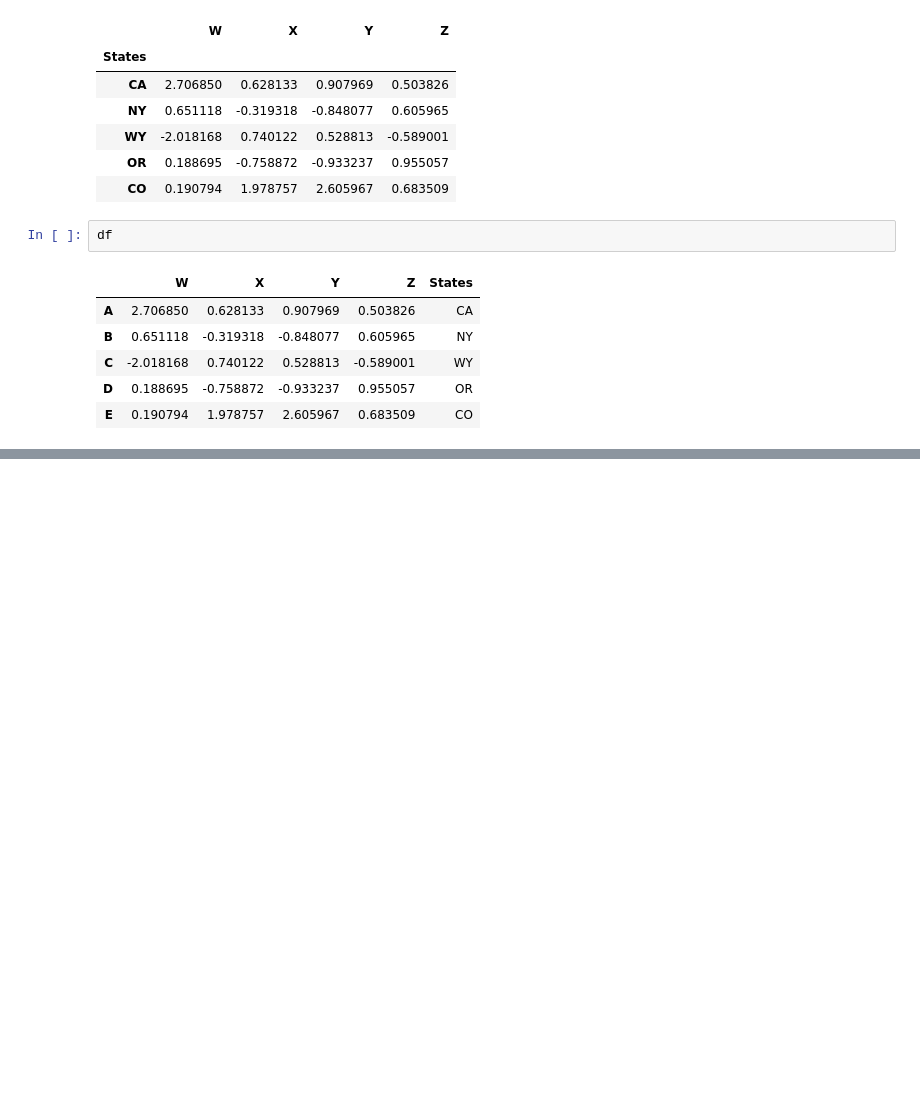
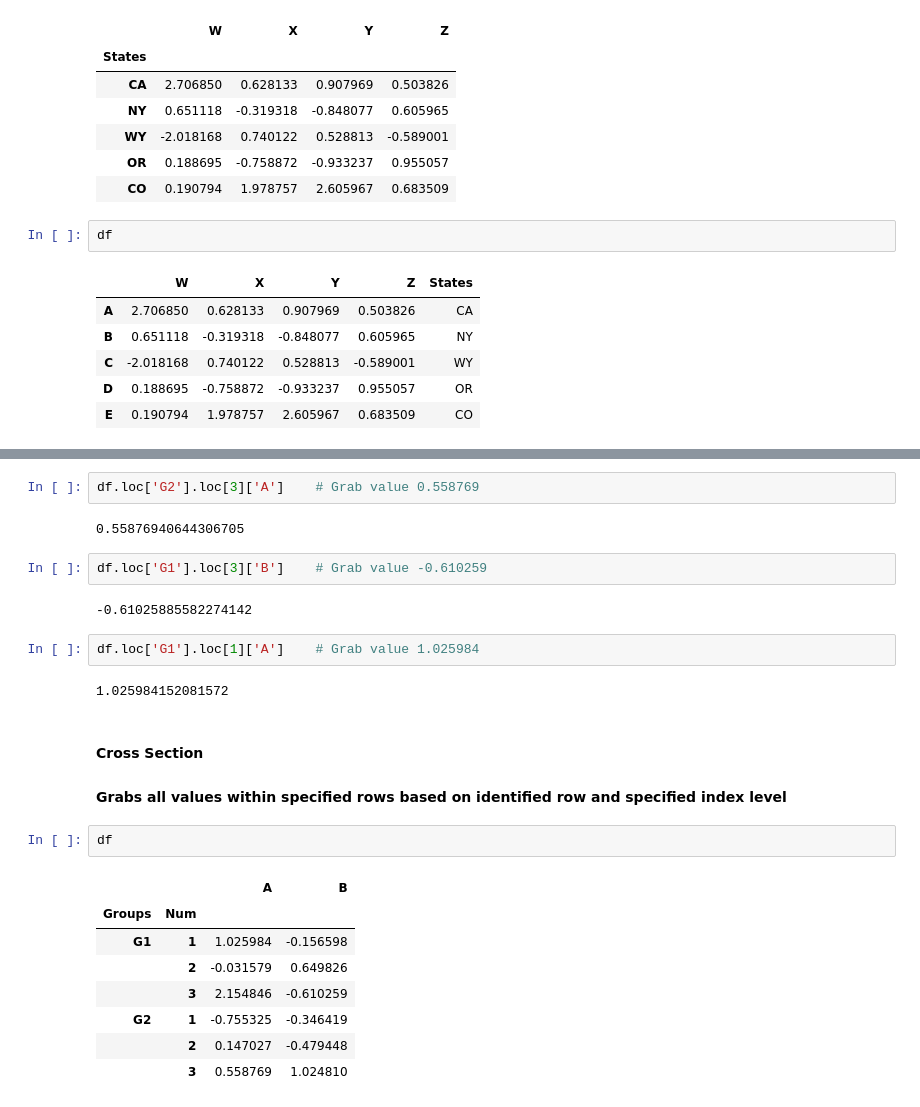
Before and after one commit to alchemistb/Python_for_data_sci, a Jupyter notebook: Pandas-DataFrames.ipynb, the cells around one changed output, grey strips where cells are left out. Saved outputs shown, nothing was run; the diff lists cells and outputs as text; blank space fills up the shorter version.

```diff
--- a/Pandas-DataFrames.ipynb
+++ b/Pandas-DataFrames.ipynb
@@ -398,0 +504,26 @@ df
+# %%
+df.loc['G2'].loc[3]['A']    # Grab value 0.558769
+# %% [output]
+0.55876940644306705
+# %%
+df.loc['G1'].loc[3]['B']    # Grab value -0.610259
+# %% [output]
+-0.61025885582274142
+# %%
+df.loc['G1'].loc[1]['A']    # Grab value 1.025984
+# %% [output]
+1.025984152081572
+# %% [markdown]
+<h4>Cross Section</h4>
+<h4>Grabs all values within specified rows based on identified row and specified index level </h4>
+# %%
+df
+# %% [output]
+|  |  | A | B |
+| Groups | Num |  |  |
+| G1 | 1 | 1.025984 | -0.156598 |
+|  | 2 | -0.031579 | 0.649826 |
+|  | 3 | 2.154846 | -0.610259 |
+| G2 | 1 | -0.755325 | -0.346419 |
+|  | 2 | 0.147027 | -0.479448 |
+|  | 3 | 0.558769 | 1.024810 |
```
Also changed, not shown: parts of 26 cells of this notebook.
